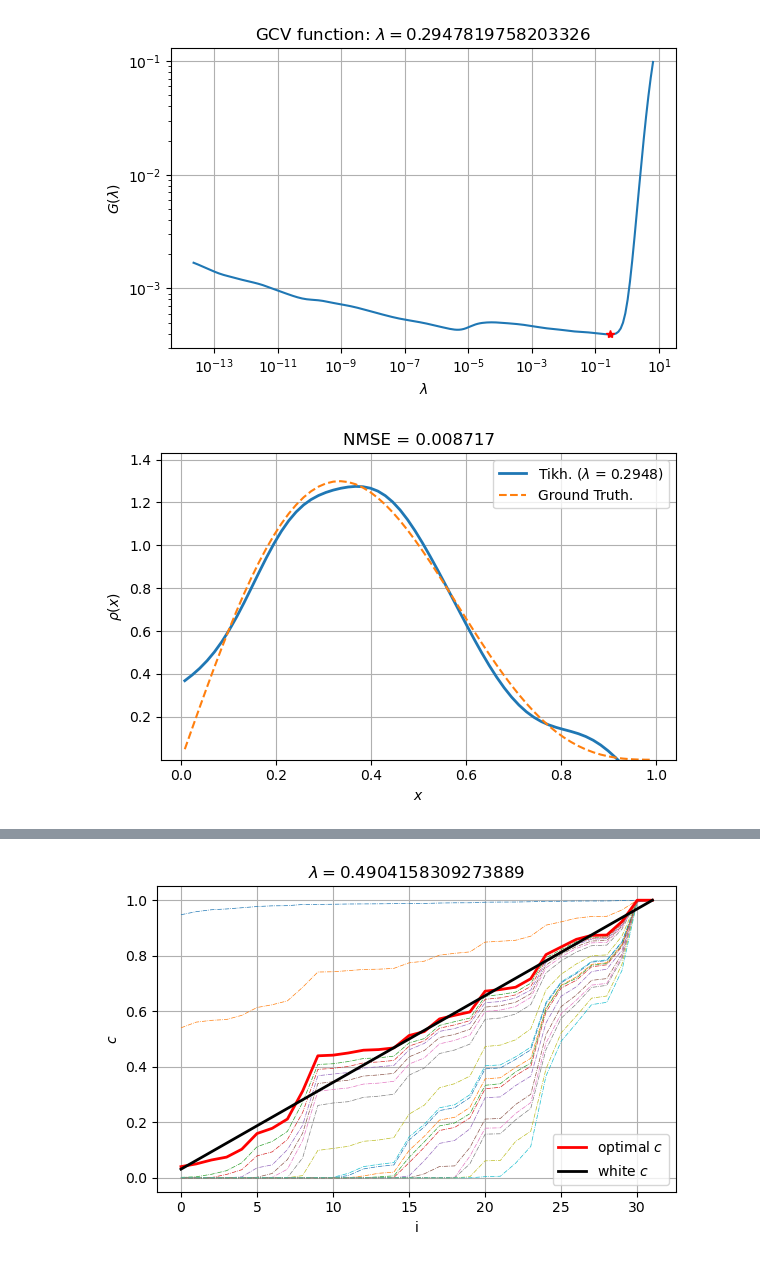
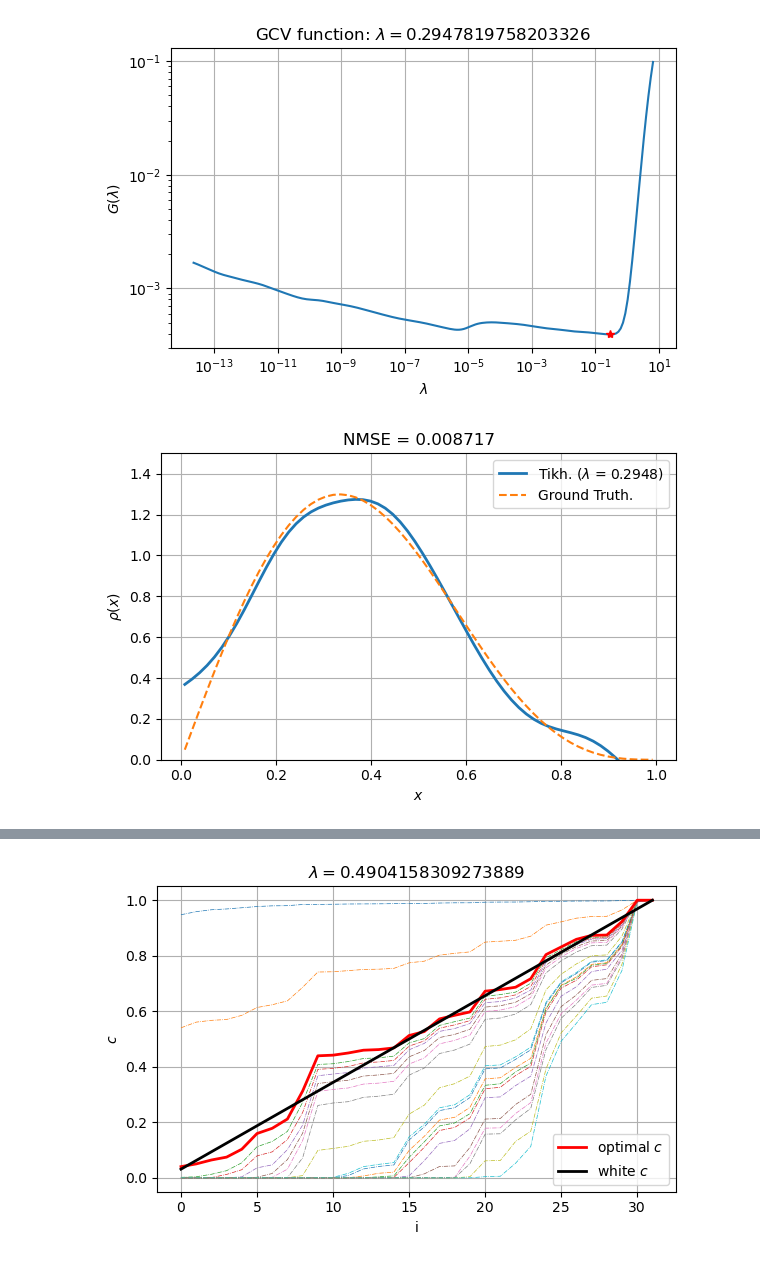
Before and after one commit to eric-brandao/inverse_problems_teach, a Jupyter notebook: 4_Parametro_de_regularizacao/A escolha do parâmetro de regularização.ipynb, the cells around one changed output, grey strips where cells are left out. Saved outputs shown, nothing was run; the diff lists cells and outputs as text; code cells hidden in the pictures.

```diff
--- a/4_Parametro_de_regularizacao/A escolha do parâmetro de regularização.ipynb
+++ b/4_Parametro_de_regularizacao/A escolha do parâmetro de regularização.ipynb
@@ -586,19 +709,20 @@ lam_gcv = lc.gcv_lambda(U, s, gxln, print_gcvfun = True)
 # %%
 x_gcv = lc.tikhonov(U, s, V, gxln, lam_gcv)
 nmse_gcv = lc.nmse(x_gcv, rhox)
 
 plt.figure(figsize = (6,4))
 plt.plot(x, x_gcv, linewidth = 2, label = r'Tikh. ($\lambda$ = {0:.4f})'.format(lam_gcv))
 plt.plot(x, rhox, '--', label = 'Ground Truth.')
 plt.title(r'NMSE = {0:.6f}'.format(nmse_gcv))
 plt.ylim((0.5*np.amin(rhox),1.1*np.amax(rhox)));
 plt.grid()
 plt.legend()
+plt.ylim((0, 1.5))
 plt.xlabel(r'$x$')
 plt.ylabel(r'$\rho(x)$')
 plt.tight_layout()
 # %% [output]
-[figure, old version]
+[figure, new version]
 # %% [markdown]
 # NCP (Normalized Cumulative Periodogram)
 
```
Also changed, not shown: parts of 28 cells of this notebook.
